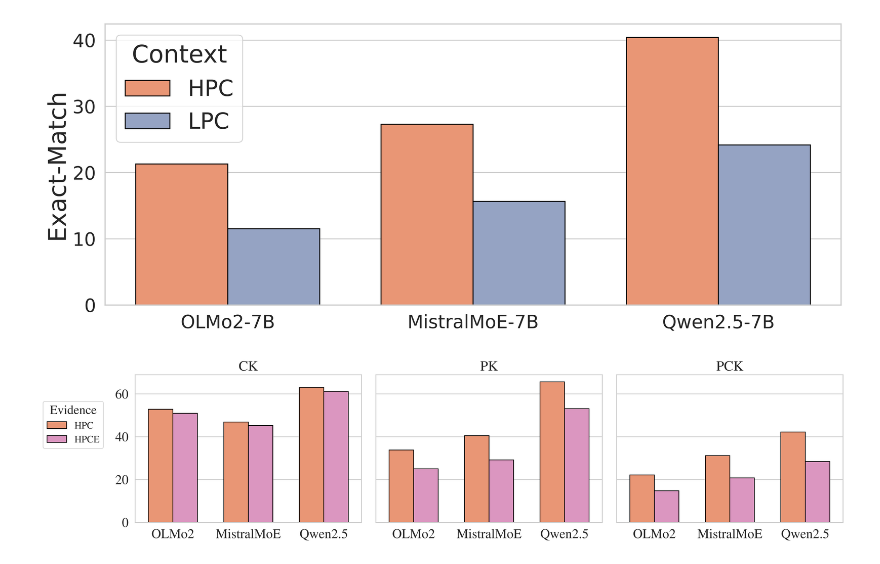
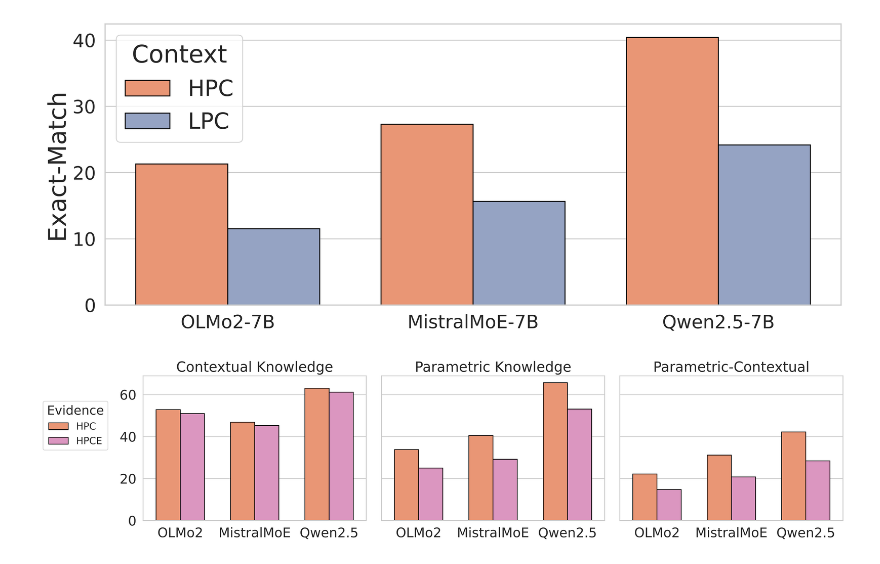
Before and after one commit to KaiserWhoLearns/LLM-KnowledgeConflict-TaskMatters, a Jupyter notebook: analysis/make_plots.ipynb, the cells around one changed output. Saved outputs shown, nothing was run; the diff lists cells and outputs as text; code cells hidden in the pictures.

Commit message:
Created figure for paper display.

```diff
--- a/analysis/make_plots.ipynb
+++ b/analysis/make_plots.ipynb
@@ -129,7 +129,8 @@ HUE_ORDER    = evidence_cols                    # keep legend order stable
 # ------------------------------------------------------------------
 # 3)  Create ONE figure with five side‑by‑side sub‑plots  ──────────
 # ------------------------------------------------------------------
-tasks   = ['CK', 'PK', 'PCK']
+tasks   = ["CK", "PK", "PCK"]
+pretty_tasks   = {"CK": 'Contextual Knowledge', "PK": 'Parametric Knowledge', "PCK": 'Parametric-Contextual'}
 n_tasks = len(tasks)
 
 fig, axes = plt.subplots(
@@ -153,36 +154,36 @@ for ax, t in zip(axes, tasks):
     )
 
     # cosmetic tweaks per subplot
-    ax.set_title(t, fontsize=20, pad=6)     # ← label "which part is KF / CK / …"
+    ax.set_title(pretty_tasks[t], fontsize=20, pad=6)     # ← label "which part is KF / CK / …"
     ax.set_xlabel('')                       # no per‑panel x‑label
     ax.set_ylabel('')
     # if t != tasks[0]:
     #     ax.set_ylabel('')                   # y‑label only on first panel
     # else:
     #     ax.set_ylabel('Exact Match')
     ax.tick_params(axis='x', rotation=0)
 
 # ------------------------------------------------------------------
 # 4)  Single shared legend & layout  ───────────────────────────────
 # ------------------------------------------------------------------
 handles, labels = axes[0].get_legend_handles_labels()
 leg = fig.legend(
     handles, labels, title='Evidence',
     loc='upper right', bbox_to_anchor=(0.01, 0.7),
     frameon=True,
     prop={'size': 14}
 )
 leg.get_title().set_fontsize(18)
 for ax in axes:
     ax.get_legend().remove()               # remove per‑axes legends
 
 fig.tight_layout(rect=[0, 0, 1, 0.92])     # leave room for the legend title
 
 # ------------------------------------------------------------------
 # 5)  Save & show  ─────────────────────────────────────────────────
 # ------------------------------------------------------------------
 out_path = os.path.join(os.environ['base_dir'], "results", "figures", "HPCE_all.pdf")
 fig.savefig(out_path, bbox_inches='tight')
 plt.show()
 # %% [output]
-[figure, old version]
+[figure, new version]
```
Also changed, not shown: 7 other files.
